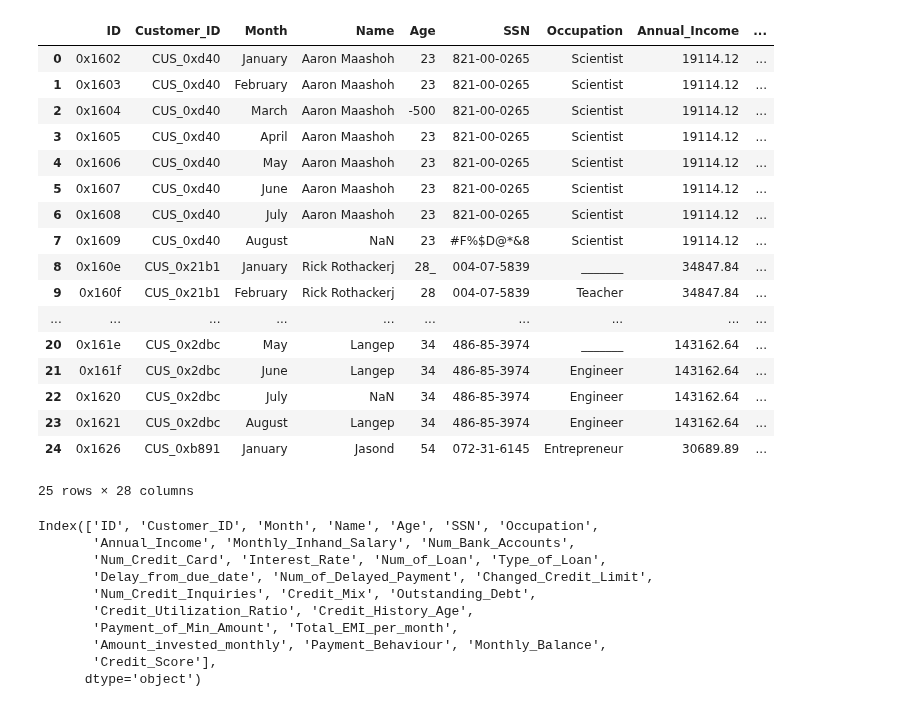
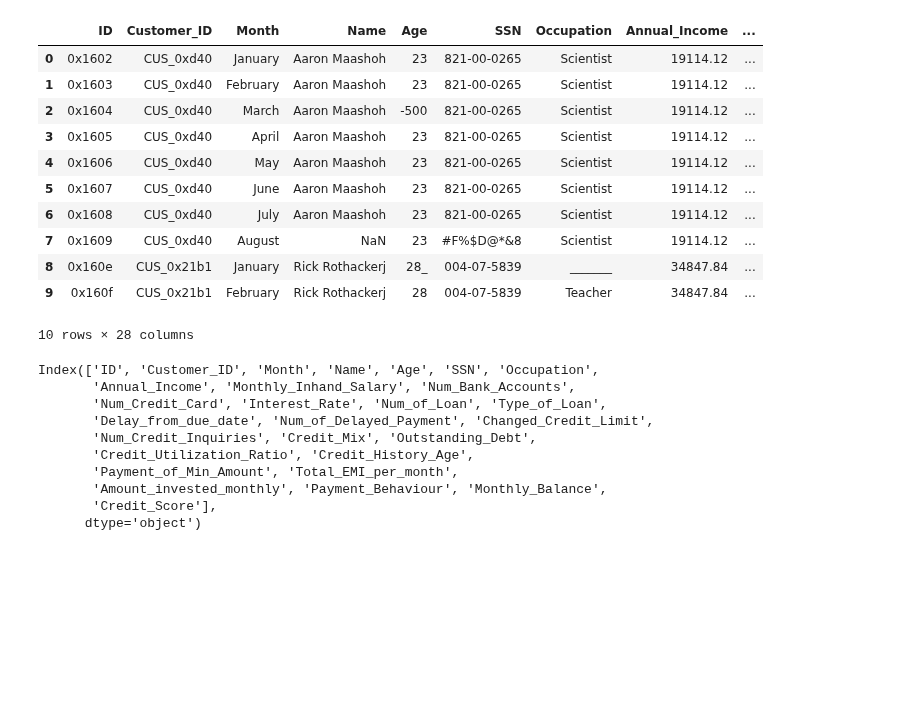
Before and after one commit to astronaut505/Credit-or-crisis, a Jupyter notebook: CreditScoreClassification2.ipynb, the cells around one changed output. Cells and saved outputs as stored; diff of their text form; code cells hidden in the pictures; blank space fills up the shorter version.

```diff
--- a/CreditScoreClassification2.ipynb
+++ b/CreditScoreClassification2.ipynb
@@ -1,39 +1,33 @@
 # %%
 import pandas as pd
 from sklearn.model_selection import train_test_split
 from sklearn.preprocessing import LabelEncoder
 from sklearn.preprocessing import MultiLabelBinarizer
 import numpy as np
 import numpy as np
 import pandas as pd
 import matplotlib.pyplot as plt
 import matplotlib.pyplot as plt
 import seaborn as sns
 import pandas as pd
 import seaborn as sns
-
+import random
 df = pd.read_csv('data/train.csv')
 
-df.head(25)
+df.head(10)
 # %% [output]
 |  | ID | Customer_ID | Month | Name | Age | SSN | Occupation | Annual_Income | ... |
 | 0 | 0x1602 | CUS_0xd40 | January | Aaron Maashoh | 23 | 821-00-0265 | Scientist | 19114.12 | ... |
 | 1 | 0x1603 | CUS_0xd40 | February | Aaron Maashoh | 23 | 821-00-0265 | Scientist | 19114.12 | ... |
 | 2 | 0x1604 | CUS_0xd40 | March | Aaron Maashoh | -500 | 821-00-0265 | Scientist | 19114.12 | ... |
 | 3 | 0x1605 | CUS_0xd40 | April | Aaron Maashoh | 23 | 821-00-0265 | Scientist | 19114.12 | ... |
 | 4 | 0x1606 | CUS_0xd40 | May | Aaron Maashoh | 23 | 821-00-0265 | Scientist | 19114.12 | ... |
 | 5 | 0x1607 | CUS_0xd40 | June | Aaron Maashoh | 23 | 821-00-0265 | Scientist | 19114.12 | ... |
 | 6 | 0x1608 | CUS_0xd40 | July | Aaron Maashoh | 23 | 821-00-0265 | Scientist | 19114.12 | ... |
 | 7 | 0x1609 | CUS_0xd40 | August | NaN | 23 | #F%$D@*&8 | Scientist | 19114.12 | ... |
 | 8 | 0x160e | CUS_0x21b1 | January | Rick Rothackerj | 28_ | 004-07-5839 | _______ | 34847.84 | ... |
 | 9 | 0x160f | CUS_0x21b1 | February | Rick Rothackerj | 28 | 004-07-5839 | Teacher | 34847.84 | ... |
-| ... | ... | ... | ... | ... | ... | ... | ... | ... | ... |
-| 20 | 0x161e | CUS_0x2dbc | May | Langep | 34 | 486-85-3974 | _______ | 143162.64 | ... |
-| 21 | 0x161f | CUS_0x2dbc | June | Langep | 34 | 486-85-3974 | Engineer | 143162.64 | ... |
-| 22 | 0x1620 | CUS_0x2dbc | July | NaN | 34 | 486-85-3974 | Engineer | 143162.64 | ... |
-| 23 | 0x1621 | CUS_0x2dbc | August | Langep | 34 | 486-85-3974 | Engineer | 143162.64 | ... |
-| 24 | 0x1626 | CUS_0xb891 | January | Jasond | 54 | 072-31-6145 | Entrepreneur | 30689.89 | ... |
-25 rows × 28 columns
+10 rows × 28 columns
 # %%
 df.columns
 # %% [output]
```
Also changed, not shown: parts of 13 cells of this notebook.
